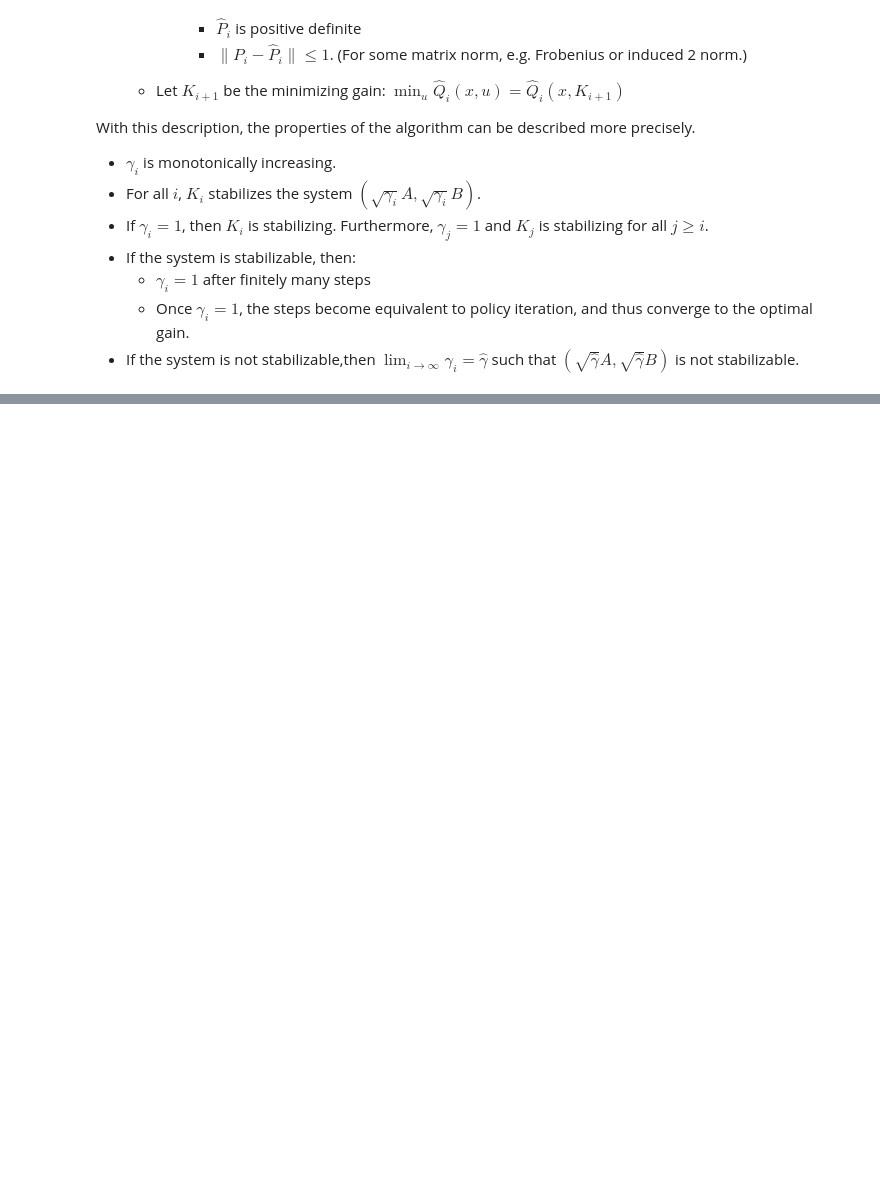
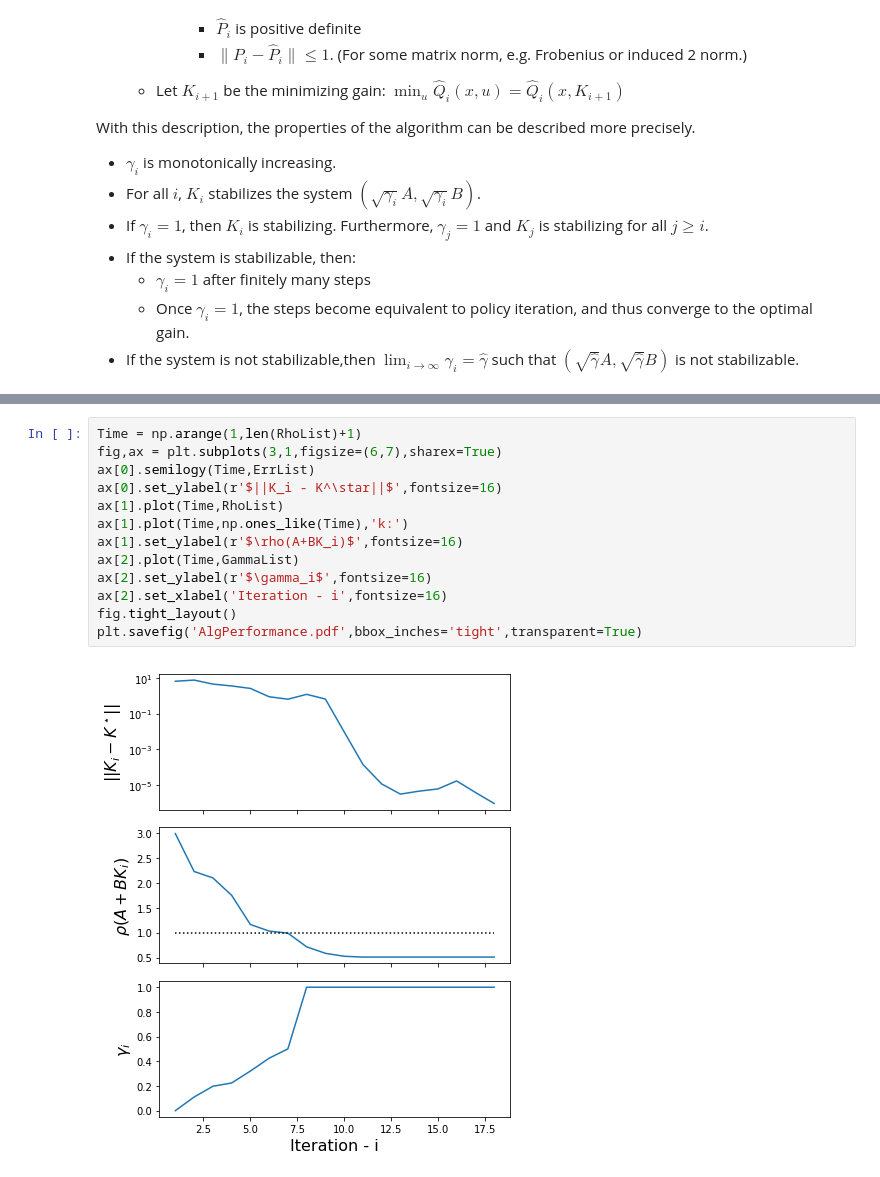
Before and after one commit to AndyLamperski/stabilizing-policy-iteration, a Jupyter notebook: stabilizing-policy-iteration/modelFreeStabilizationAndControl.ipynb, the cells around one changed output, grey strips where cells are left out. Saved outputs shown, nothing was run; the diff lists cells and outputs as text; blank space fills up the shorter version.

```diff
--- a/stabilizing-policy-iteration/modelFreeStabilizationAndControl.ipynb
+++ b/stabilizing-policy-iteration/modelFreeStabilizationAndControl.ipynb
@@ -209,0 +251,15 @@ Episode:  23 , ||K-K*||: 7.85283459127419e-07 , rho(A+BK): 0.48455591823747657
+# %%
+Time = np.arange(1,len(RhoList)+1)
+fig,ax = plt.subplots(3,1,figsize=(6,7),sharex=True)
+ax[0].semilogy(Time,ErrList)
+ax[0].set_ylabel(r'$||K_i - K^\star||$',fontsize=16)
+ax[1].plot(Time,RhoList)
+ax[1].plot(Time,np.ones_like(Time),'k:')
+ax[1].set_ylabel(r'$\rho(A+BK_i)$',fontsize=16)
+ax[2].plot(Time,GammaList)
+ax[2].set_ylabel(r'$\gamma_i$',fontsize=16)
+ax[2].set_xlabel('Iteration - i',fontsize=16)
+fig.tight_layout()
+plt.savefig('AlgPerformance.pdf',bbox_inches='tight',transparent=True)
+# %% [output]
+[figure, added]
```
Also changed, not shown: parts of 3 cells of this notebook.
